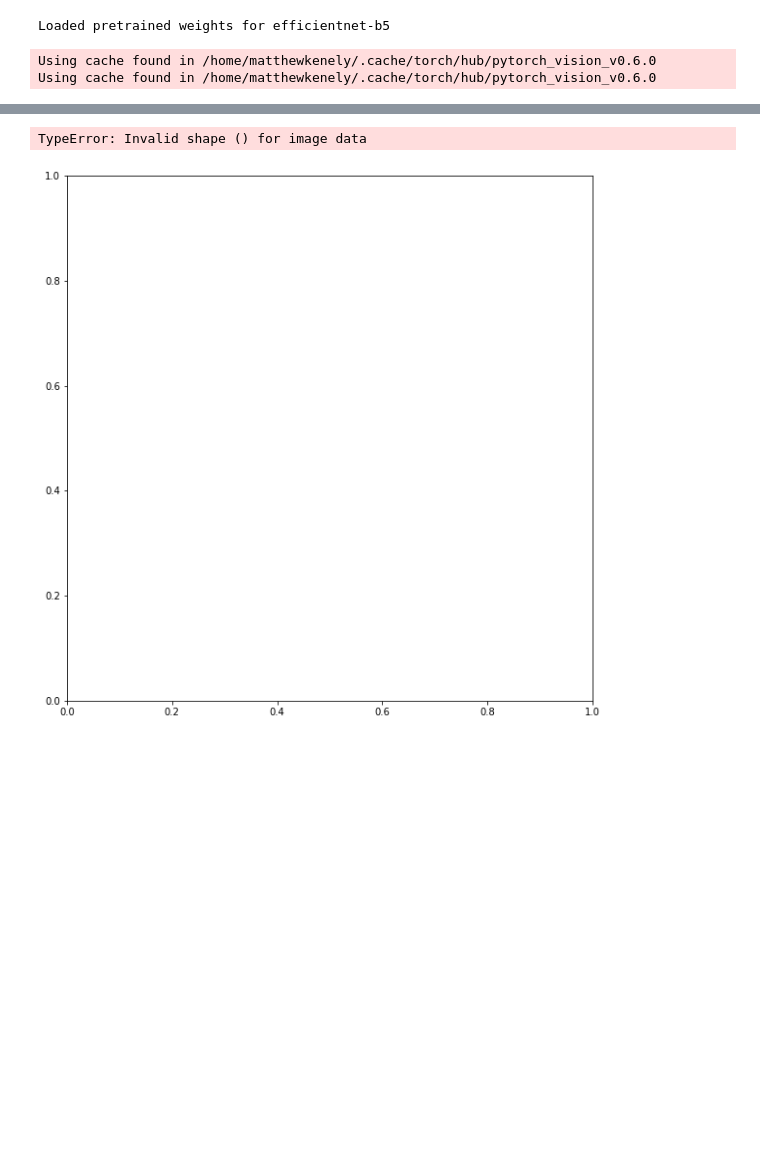
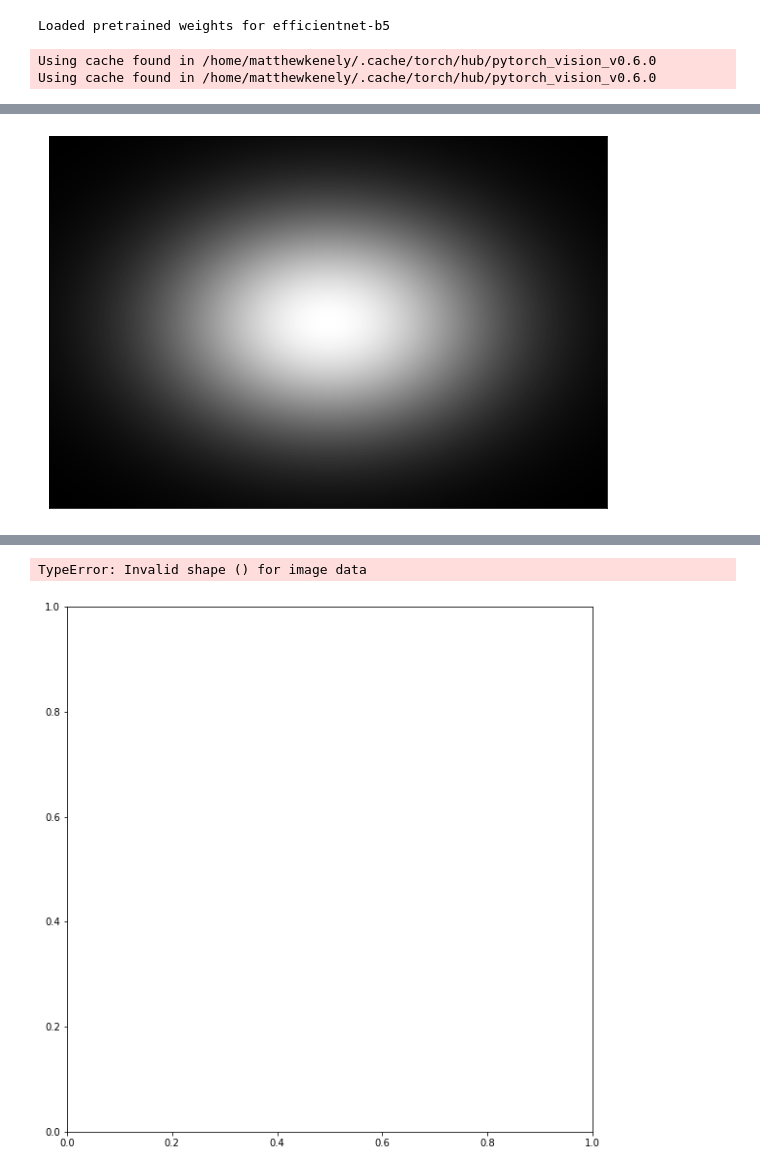
Before and after one commit to matthewkenely/ICT3909, a Jupyter notebook: saliency-ranking/App.ipynb, the cells around one changed output, grey strips where cells are left out. Cells and saved outputs as stored; diff of their text form; code cells hidden in the pictures; blank space fills up the shorter version.

```diff
--- a/saliency-ranking/App.ipynb
+++ b/saliency-ranking/App.ipynb
@@ -153,3 +156,16 @@ plt.show()
+# %%
+# Create a 512x512 image of agaussian kernel
+kernel = cv2.getGaussianKernel(512, 106)
+kernel = kernel * kernel.T
+# Stretch to 1024 x 512
+kernel = cv2.resize(kernel, (0, 0), fx=1.5, fy=1)
+
+plt.figure(figsize=(10, 10))
+plt.imshow(kernel, cmap='gray')
+plt.xticks([]), plt.yticks([])
+plt.show()
+# %% [output]
+[figure, added]
 # %%
 def index_to_coordinates(index, seg_dim, im_size):
     '''
```
Also changed, not shown: parts of 7 cells of this notebook, 6 other files.
